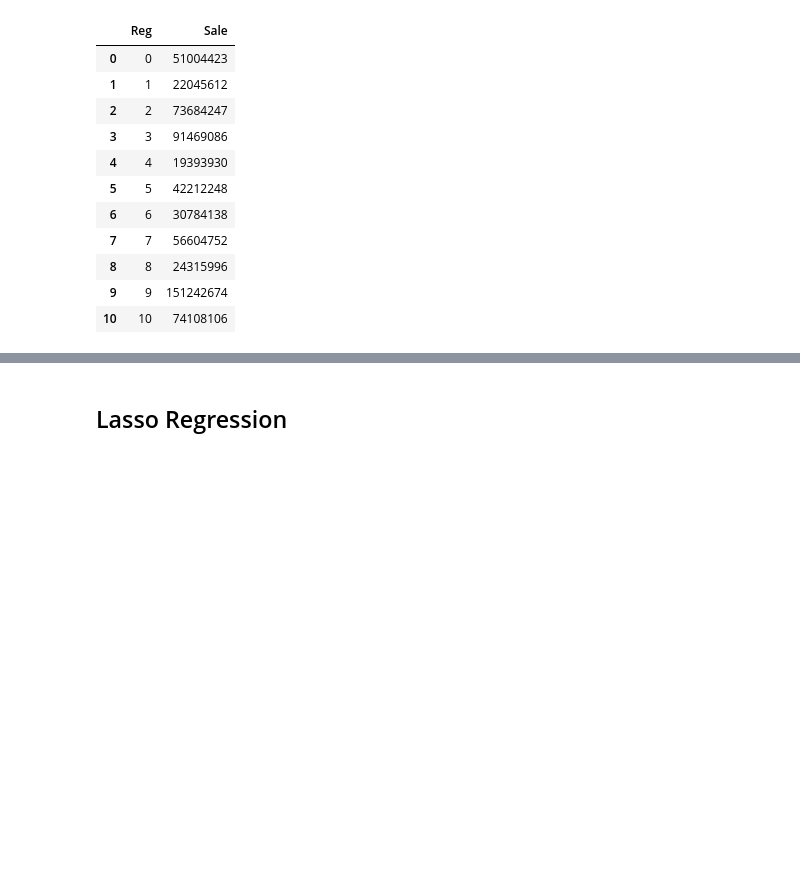
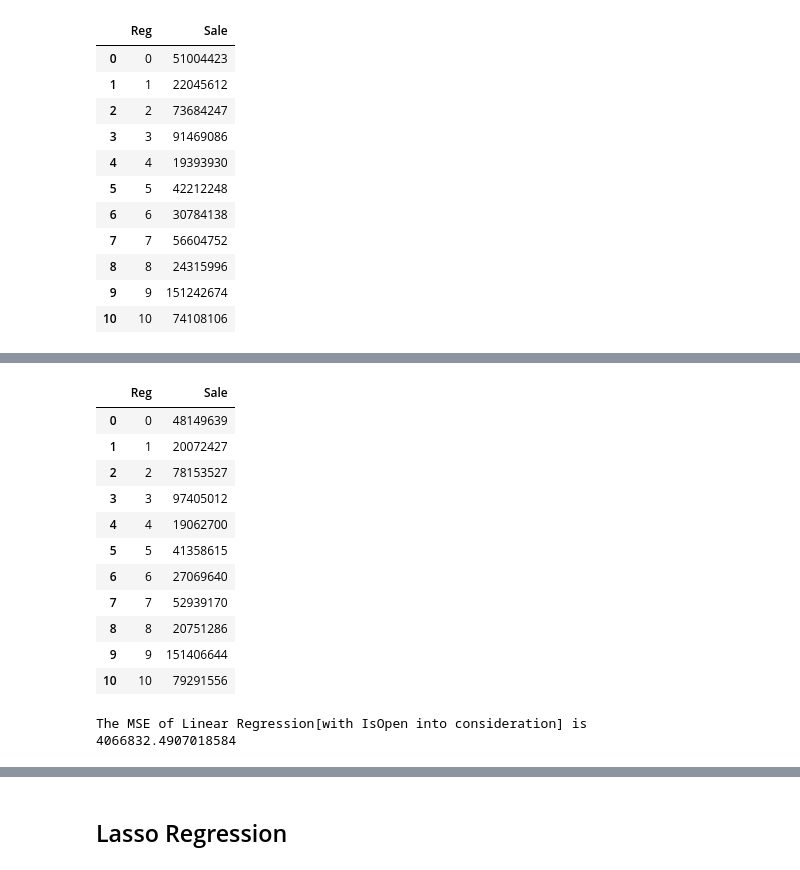
Before and after one commit to CesareMJLi/Polimi_DMTM, a Jupyter notebook: POLIMI DMTM Project.ipynb, the cells around one changed output, grey strips where cells are left out. Cells and saved outputs as stored; diff of their text form; code cells hidden in the pictures; blank space fills up the shorter version.

```diff
--- a/POLIMI DMTM Project.ipynb
+++ b/POLIMI DMTM Project.ipynb
@@ -786,0 +860,39 @@ Name: Sale, dtype: float64
+# %%
+real_train_df_IsOpen = real_train_df.loc[real_train_df['IsOpen'] == 1]
+
+random_seed=2
+
+inputs_IsOpen = real_train_df_IsOpen.drop(['NumberOfSales'],axis=1)
+labels_IsOpen = real_train_df_IsOpen[['Region','NumberOfSales']]
+
+x_train_io,x_val_io,y_train_io,y_val_io = train_test_split(inputs_IsOpen,labels_IsOpen,test_size=0.3,random_state=random_seed)
+# %%
+d = {'Reg': [0,1,2,3,4,5,6,7,8,9,10], 'Sale': [0,0,0,0,0,0,0,0,0,0,0]}
+regional_val_io = pd.DataFrame(d)
+
+for index, row in y_val_io.iterrows():
+    regional_val_io.at[row['Region'],'Sale']+=row['NumberOfSales']
+
+regional_val_io.head(11)
+# %% [output]
+|  | Reg | Sale |
+| 0 | 0 | 48149639 |
+| 1 | 1 | 20072427 |
+| 2 | 2 | 78153527 |
+| 3 | 3 | 97405012 |
+| 4 | 4 | 19062700 |
+| 5 | 5 | 41358615 |
+| 6 | 6 | 27069640 |
+| 7 | 7 | 52939170 |
+| 8 | 8 | 20751286 |
+| 9 | 9 | 151406644 |
+| 10 | 10 | 79291556 |
+# %%
+lr_io = LinearRegression()
+lr_io.fit(x_train_io,y_train_io['NumberOfSales'])
+_y_pred_io = lr_io.predict(x_val_io)
+print("The MSE of Linear Regression[with IsOpen into consideration] is")
+print(mean_squared_error(y_val_io['NumberOfSales'], _y_pred_io))
+# %% [output]
+The MSE of Linear Regression[with IsOpen into consideration] is
+4066832.4907018584
```
Also changed, not shown: parts of 23 cells of this notebook.
